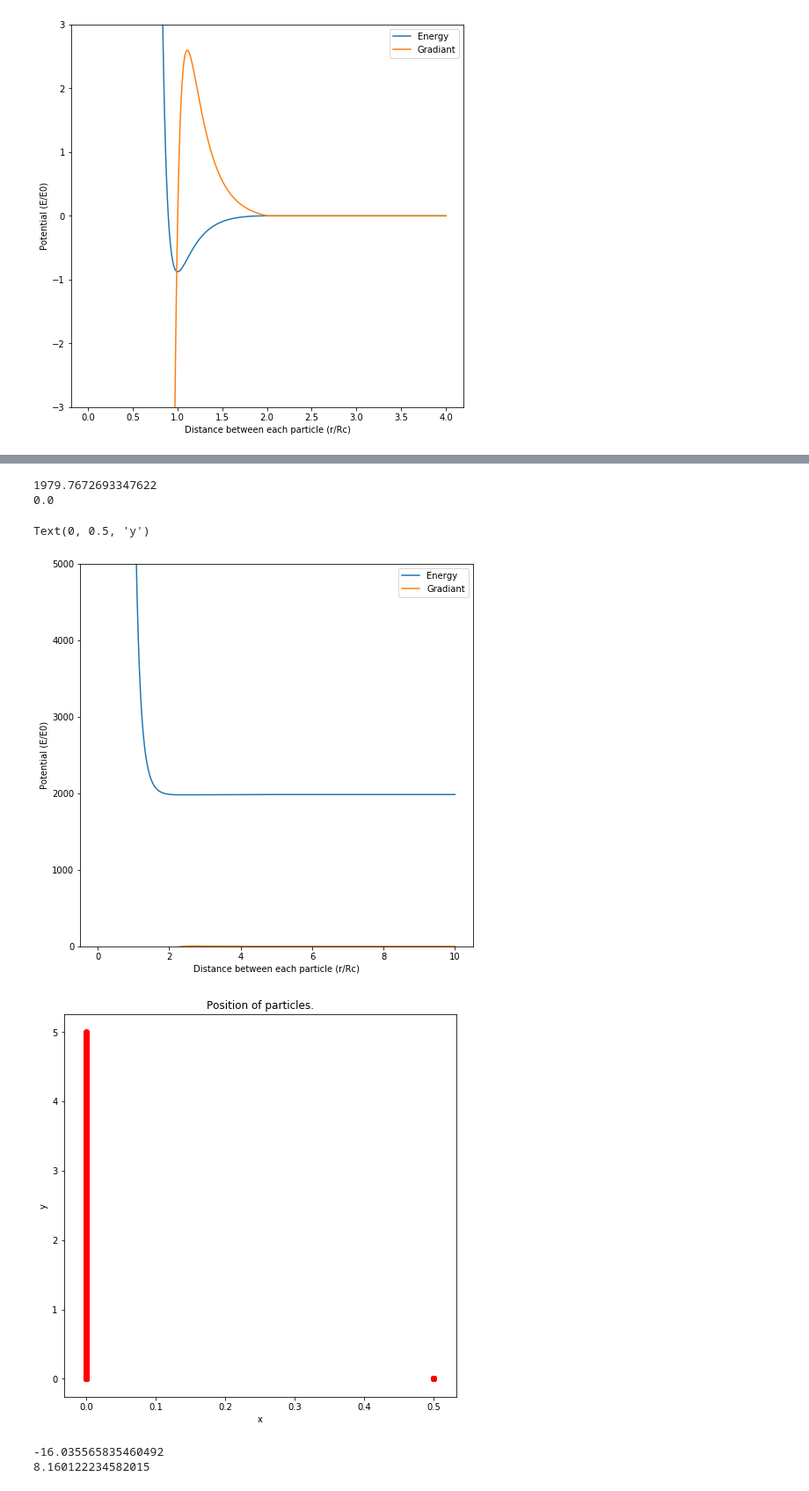
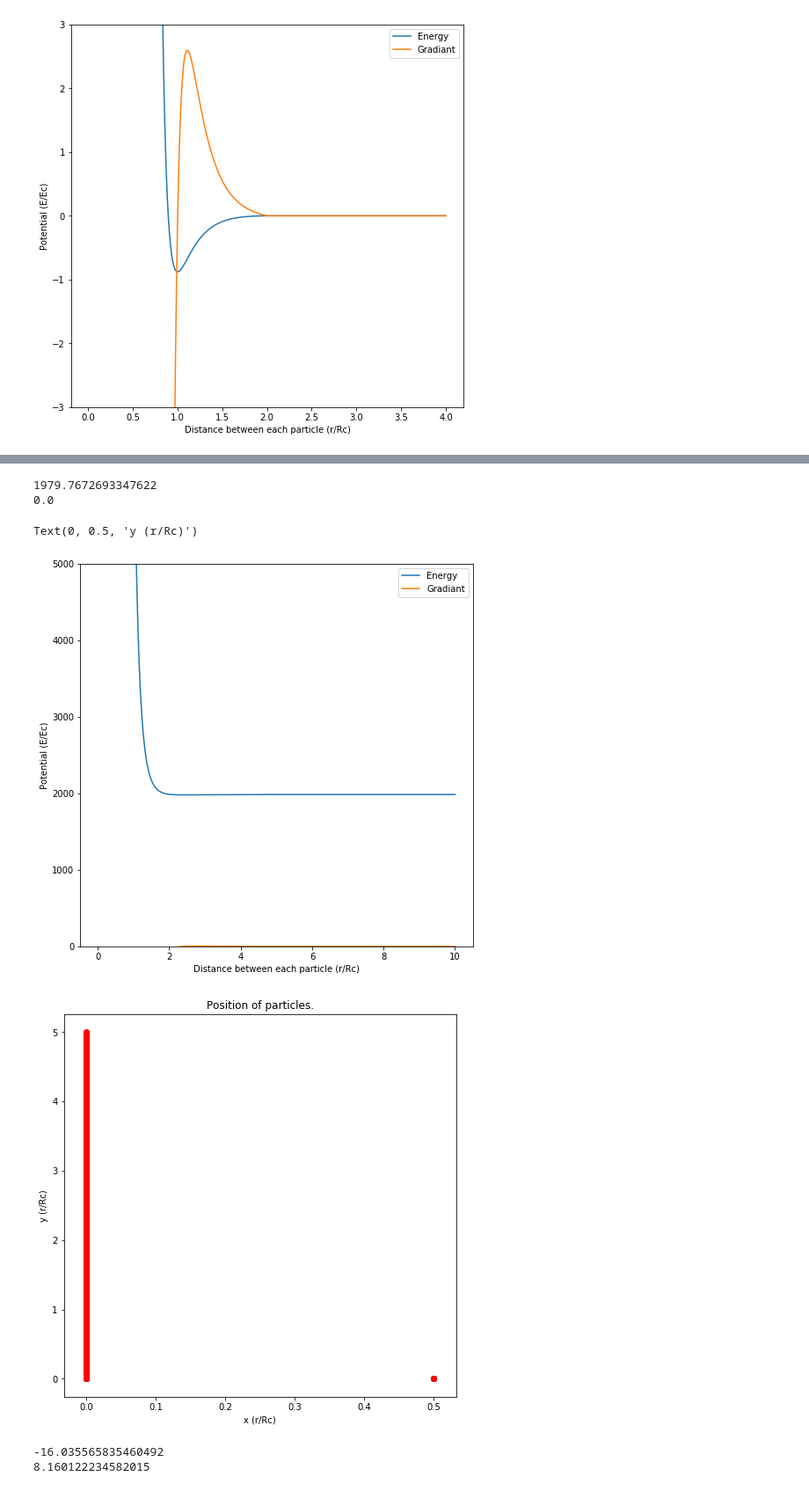
Before and after one commit to TimHeiszwolf/Quantum_energy_ML, a Jupyter notebook: TestingPotentialEnergyModifiedLennardJones.ipynb, the cells around one changed output, grey strips where cells are left out. Shown at 88% size. Drawn from its saved outputs; the diff is of its cells as text; code cells hidden in the pictures.

```diff
--- a/TestingPotentialEnergyModifiedLennardJones.ipynb
+++ b/TestingPotentialEnergyModifiedLennardJones.ipynb
@@ -176,38 +159,38 @@ Text(0, 0.5, 'y')
 # %%
 widthOfCell = 100
 yCoordinates = np.linspace(0.01, 10, 1000, endpoint=True)
 
 results =[]
 totalParticles =[]
 
 for yCoordinate in yCoordinates:
     particles = [np.array([0, 0]), np.array([0.5, 0]), np.array([0, yCoordinate/2])]
     [totalParticles.append(i) for i in particles]
     otherSpace = generateSpace(particles, 1, widthOfCell)
     results.append(potentialEnergy(otherSpace, particles, potentialEnergyPerTrioExperimental))
 
 fig, ax = plt.subplots(figsize=(8, 8))
 plt.ylim(0, 5000)
 ax.plot(yCoordinates, np.array(results))#*(1/5.210870606605143)
 ax.plot(yCoordinates, np.gradient(np.array(results), yCoordinates[1] - yCoordinates[0]))
 plt.legend(['Energy', 'Gradiant'])
 ax.set_xlabel('Distance between each particle (r/Rc)')
-ax.set_ylabel('Potential (E/E0)')
+ax.set_ylabel('Potential (E/Ec)')
 print(min(results))
 print(potentialEnergyPerTrioExperimental([max(yCoordinates), max(yCoordinates), max(yCoordinates)]))
 
 fig, ax2 = plt.subplots(figsize=(8, 8))
 toPlot = [[totalParticles[j][i] for j in range(len(totalParticles))] for i in range(len(totalParticles[0]))]
 ax2.scatter(x=toPlot[0], y=toPlot[1], marker='o', c='r')
 ax2.set_title('Position of particles.')
-ax2.set_xlabel('x')
-ax2.set_ylabel('y')
+ax2.set_xlabel('x (r/Rc)')
+ax2.set_ylabel('y (r/Rc)')
 # %% [output]
 1979.7672693347622
 0.0
-Text(0, 0.5, 'y')
+Text(0, 0.5, 'y (r/Rc)')
 [figure]
-[figure, old version]
+[figure, new version]
 # %%
 widthOfCell = 5
 yCoordinates = np.linspace(0.16*widthOfCell/2, 0.84*widthOfCell/2, 100, endpoint=True)
```
Also changed, not shown: parts of 18 cells of this notebook, 16 other files.
